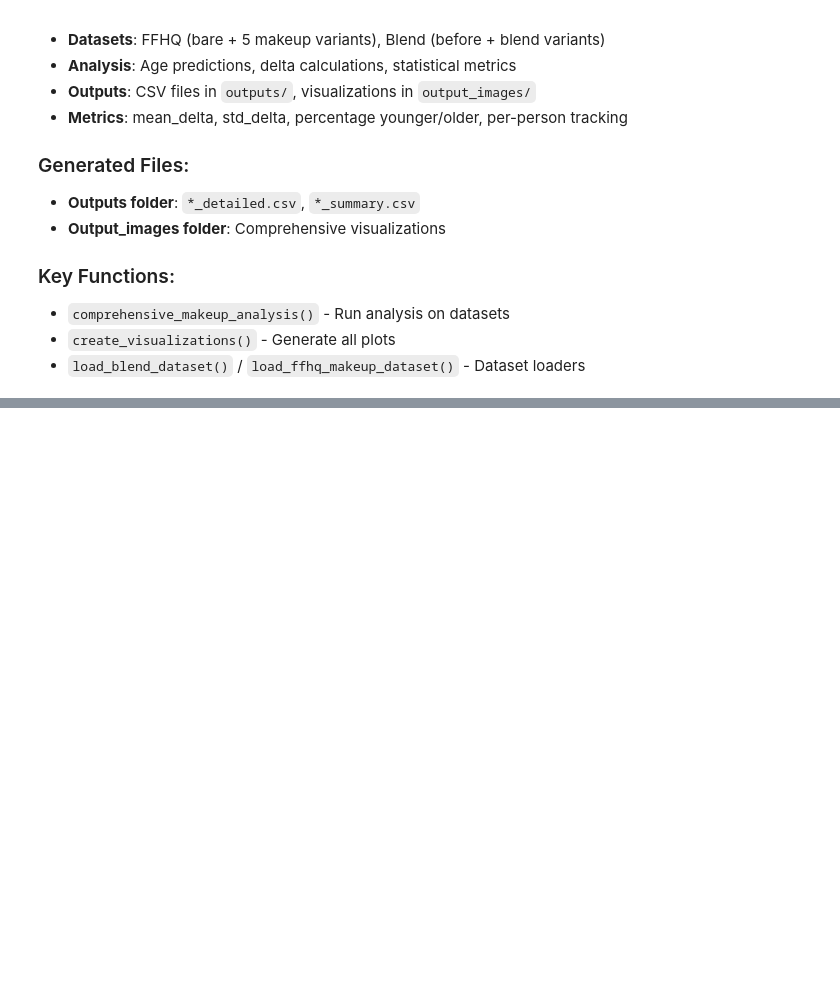
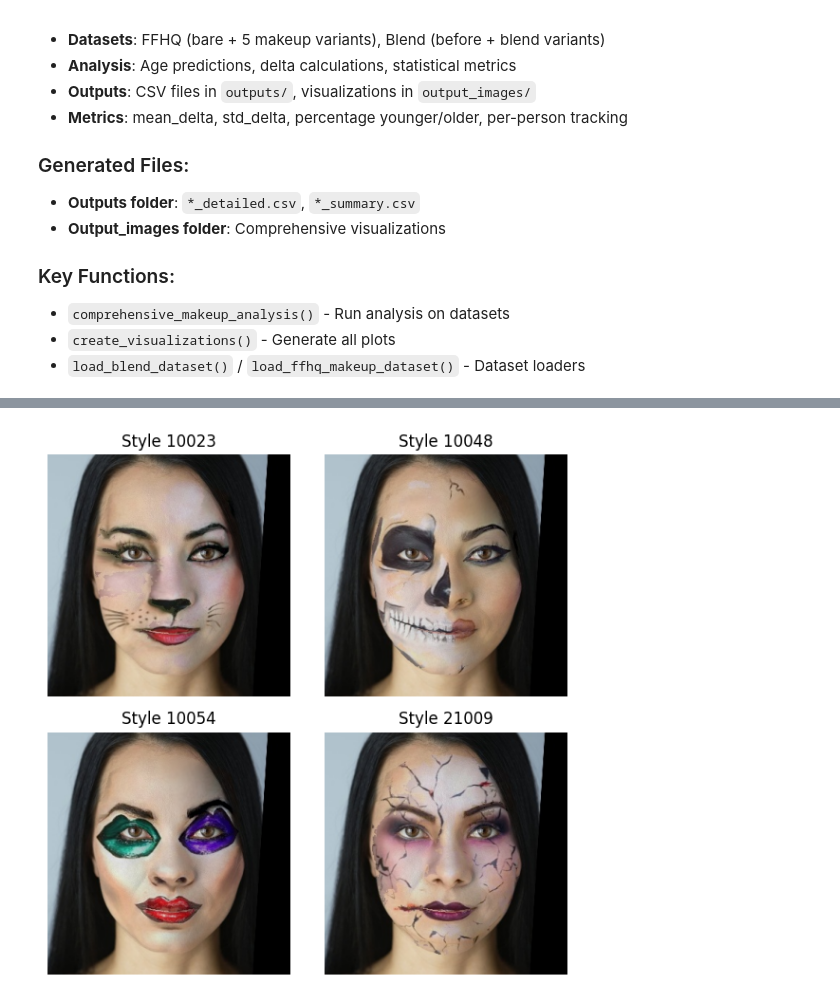
Before and after one commit to FrankVanDerVelde/master_applied-artificial_intelligence, a Jupyter notebook: symposium/face_recognition_and_age_estimation_experiments.ipynb, the cells around one changed output, grey strips where cells are left out. Saved outputs shown, nothing was run; the diff lists cells and outputs as text; code cells hidden in the pictures; blank space fills up the shorter version.

```diff
--- a/symposium/face_recognition_and_age_estimation_experiments.ipynb
+++ b/symposium/face_recognition_and_age_estimation_experiments.ipynb
@@ -2649,0 +2588,23 @@ CONCLUSION:................... Makeup introduces 4.14 years of uncertainty
+# %%
+folder_path = "./data/makeup/blend"
+
+# Subject and style numbers
+subject_id = "00288"
+styles = ["10023", "10048", "10054", "21009"]
+
+# Load and display in 2 rows x 2 columns
+fig, axes = plt.subplots(2, 2, figsize=(6, 6))
+axes = axes.flatten()  # Flatten to easily iterate
+
+for ax, style_id in zip(axes, styles):
+    file_name = f"{subject_id}_{style_id}.jpg"  # adjust extension if needed
+    img_path = os.path.join(folder_path, file_name)
+    img = Image.open(img_path)
+    ax.imshow(img)
+    ax.set_title(f"Style {style_id}", fontsize=12)
+    ax.axis("off")
+
+plt.tight_layout()
+plt.show()
+# %% [output]
+[figure, added]
```
Also changed, not shown: parts of 31 cells of this notebook.
